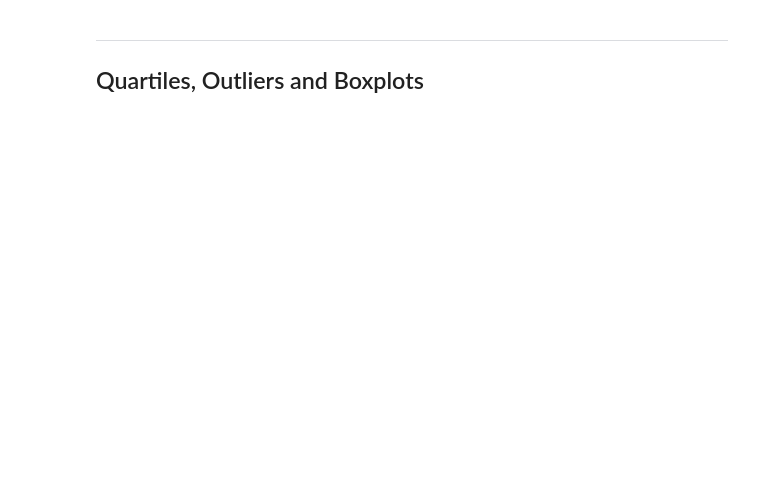
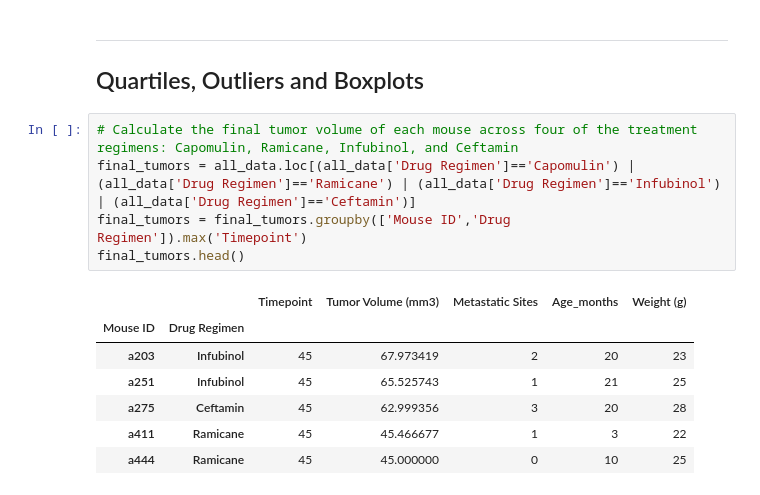
Before and after one commit to adilourai/matplotlib-challenge, a Jupyter notebook: Pymaceuticals Analysis.ipynb, the cells around one changed output. Cells and saved outputs as stored; diff of their text form; blank space fills up the shorter version.

```diff
--- a/Pymaceuticals Analysis.ipynb
+++ b/Pymaceuticals Analysis.ipynb
@@ -186,3 +186,16 @@ plt.show()
 # %% [markdown]
 ***
 ## Quartiles, Outliers and Boxplots
+# %%
+# Calculate the final tumor volume of each mouse across four of the treatment regimens: Capomulin, Ramicane, Infubinol, and Ceftamin
+final_tumors = all_data.loc[(all_data['Drug Regimen']=='Capomulin') | (all_data['Drug Regimen']=='Ramicane') | (all_data['Drug Regimen']=='Infubinol') | (all_data['Drug Regimen']=='Ceftamin')]
+final_tumors = final_tumors.groupby(['Mouse ID','Drug Regimen']).max('Timepoint')
+final_tumors.head()
+# %% [output]
+|  |  | Timepoint | Tumor Volume (mm3) | Metastatic Sites | Age_months | Weight (g) |
+| Mouse ID | Drug Regimen |  |  |  |  |  |
+| a203 | Infubinol | 45 | 67.973419 | 2 | 20 | 23 |
+| a251 | Infubinol | 45 | 65.525743 | 1 | 21 | 25 |
+| a275 | Ceftamin | 45 | 62.999356 | 3 | 20 | 28 |
+| a411 | Ramicane | 45 | 45.466677 | 1 | 3 | 22 |
+| a444 | Ramicane | 45 | 45.000000 | 0 | 10 | 25 |
```
Also changed, not shown: parts of 3 cells of this notebook.
